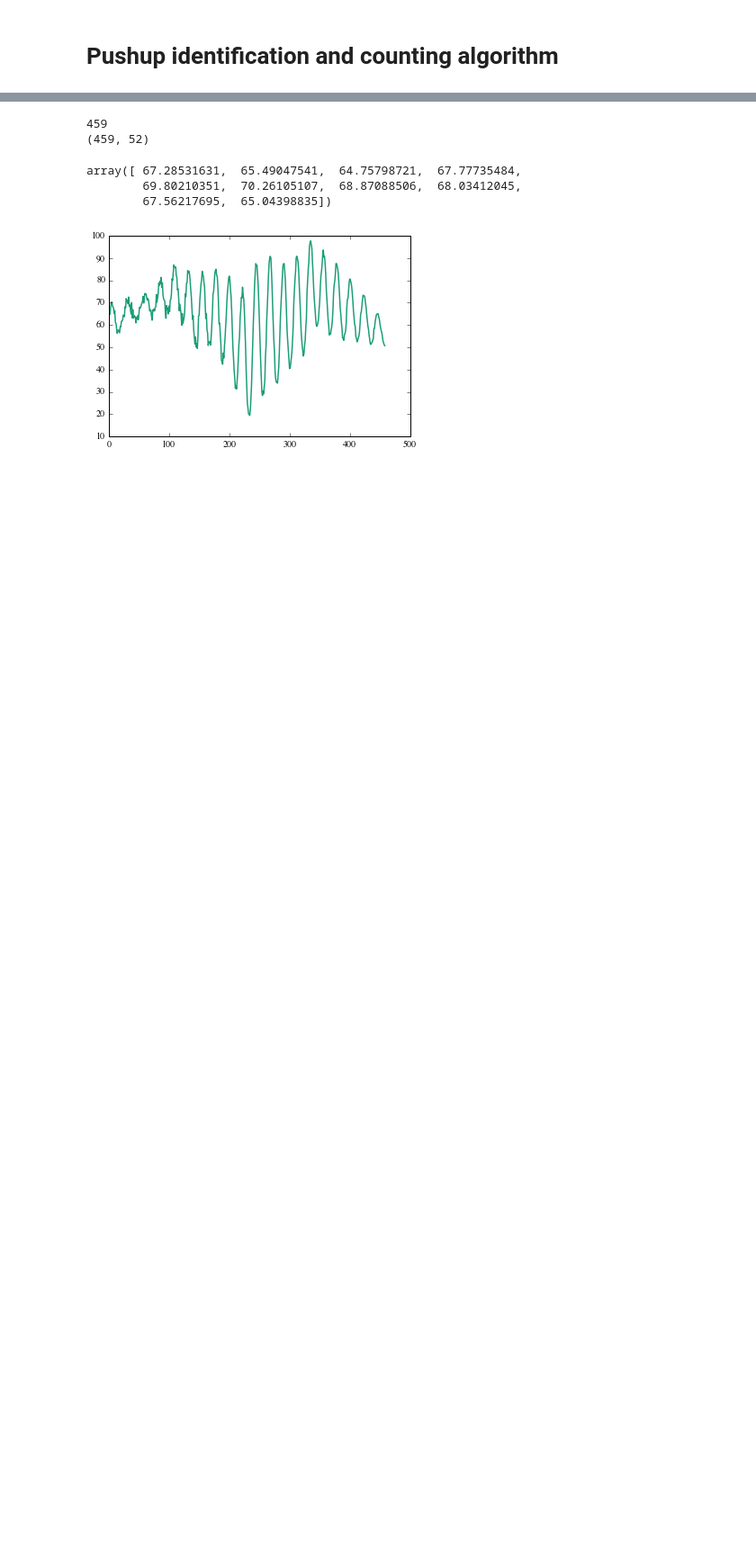
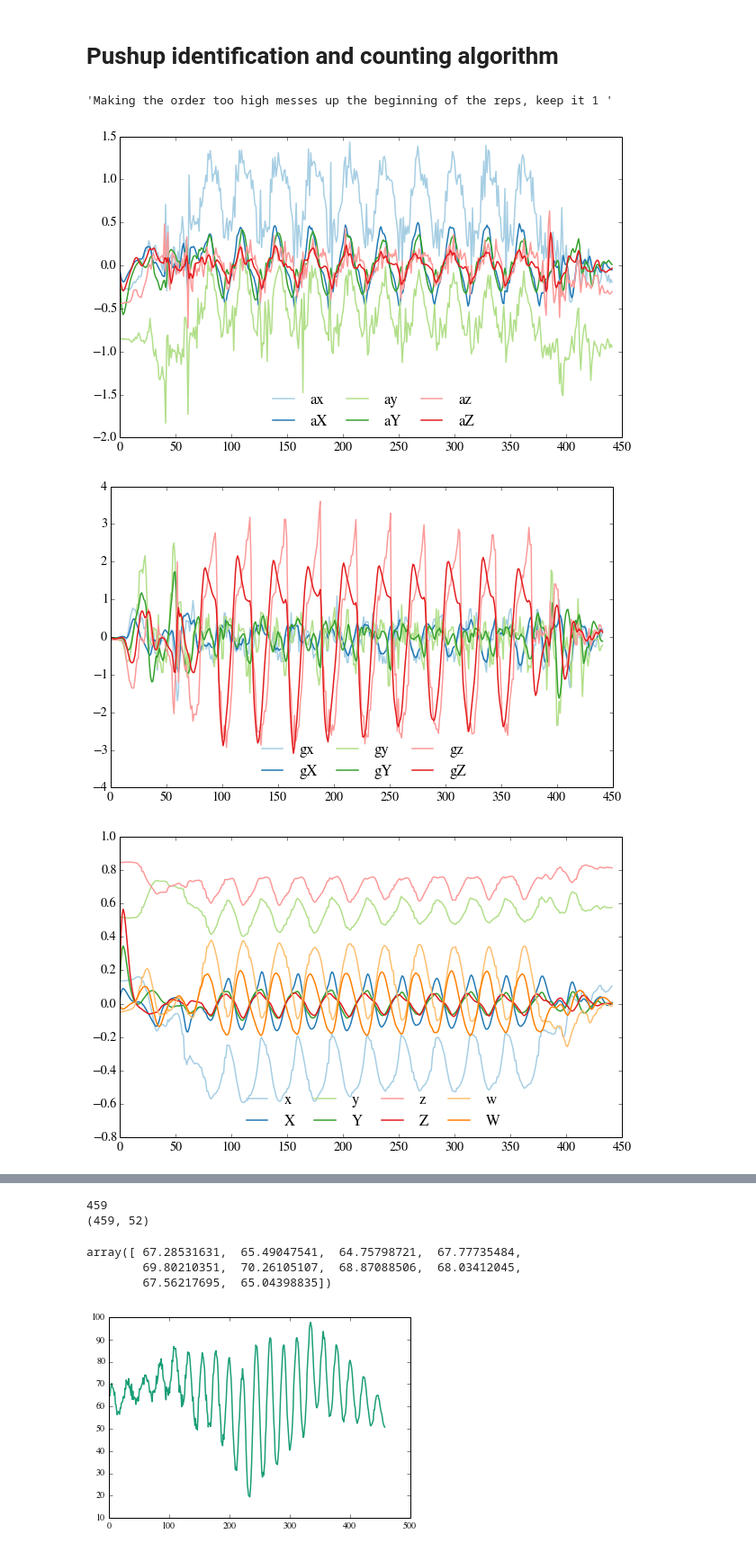
Before and after one commit to kellygwiseman/workout_buddy, a Jupyter notebook: notebooks/push_up.ipynb, the cells around one changed output, grey strips where cells are left out. Shown at 90% size. Saved outputs shown, nothing was run; the diff lists cells and outputs as text; code cells hidden in the pictures; blank space fills up the shorter version.

```diff
--- a/notebooks/push_up.ipynb
+++ b/notebooks/push_up.ipynb
@@ -48,2 +105,76 @@ gr.plot1_quaternion(df_num, 20.0, sample)
+# %%
+import brewer2mpl
+from matplotlib import rcParams
+pair_colors = brewer2mpl.get_map('Paired', 'Qualitative', 8).mpl_colors
+#rcParams['axes.color_cycle'] = pair_colors
+df_filt = df_num.copy()
+fs = 20.0
+lowcut = 0.5
+highcut =2.0
+ax = df_num.accelerometerAccelerationX
+aX = butter_bandpass_filter(ax, lowcut, highcut, fs, order=1)
+df_filt['accelerometerAccelerationX'] = aX
+ay = df_num.accelerometerAccelerationY
+aY = butter_bandpass_filter(ay, lowcut, highcut, fs, order=1)
+df_filt['accelerometerAccelerationY'] = aY
+az = df_num.accelerometerAccelerationZ
+aZ = butter_bandpass_filter(az, lowcut, highcut, fs, order=1)
+df_filt['accelerometerAccelerationZ'] = aZ
+gx = df_num.gyroRotationX
+gX = butter_bandpass_filter(gx, lowcut, highcut, fs, order=1)
+df_filt['gyroRotationX'] = gX
+gy = df_num.gyroRotationY
+gY = butter_bandpass_filter(gy, lowcut, highcut, fs, order=1)
+df_filt['gyroRotationY'] = gY
+gz = df_num.gyroRotationZ
+gZ = butter_bandpass_filter(gz, lowcut, highcut, fs, order=1)
+df_filt['gyroRotationZ'] = gZ
+x = df_num.motionQuaternionX
+X = butter_bandpass_filter(x, lowcut, highcut, fs, order=1)
+df_filt['motionQuaternionX'] = X
+y = df_num.motionQuaternionY
+Y = butter_bandpass_filter(y, lowcut, highcut, fs, order=1)
+df_filt['motionQuaternionY'] = Y
+z = df_num.motionQuaternionZ
+Z = butter_bandpass_filter(z, lowcut, highcut, fs, order=1)
+df_filt['motionQuaternionZ'] = Z
+w = df_num.motionQuaternionW
+W = butter_bandpass_filter(w, lowcut, highcut, fs, order=1)
+df_filt['motionQuaternionW'] = W
+fig = plt.figure(figsize=(10,6))
+plt.rc('axes',color_cycle = pair_colors)
+plt.plot(ax, label='ax')
+plt.plot(aX, label='aX')
+plt.plot(ay, label='ay')
+plt.plot(aY, label='aY')
+plt.plot(az, label='az')
+plt.plot(aZ, label='aZ')
+plt.legend(loc='lower center', ncol=3, bbox_to_anchor=(0.5, 0.0), frameon=False, columnspacing=1, borderpad=0.05)
+fig = plt.figure(figsize=(10,6))
+plt.plot(gx, label='gx')
+plt.plot(gX, label='gX')
+plt.plot(gy, label='gy')
+plt.plot(gY, label='gY')
+plt.plot(gz, label='gz')
+plt.plot(gZ, label='gZ')
+plt.legend(loc='lower center', ncol=3, bbox_to_anchor=(0.5, 0.0), frameon=False, columnspacing=1, borderpad=0.05)
+
+fig = plt.figure(figsize=(10,6))
+plt.plot(x, label='x')
+plt.plot(X, label='X')
+plt.plot(y, label='y')
+plt.plot(Y, label='Y')
+plt.plot(z, label='z')
+plt.plot(Z, label='Z')
+plt.plot(w, label='w')
+plt.plot(W, label='W')
+plt.ylim(-0.8, 1.0)
+plt.legend(loc='lower center', ncol=4, bbox_to_anchor=(0.5, 0.0), frameon=False, columnspacing=1, borderpad=0.05)
+'''Making the order too high messes up the beginning of the reps, keep it 1 '''
+# %% [output]
+'Making the order too high messes up the beginning of the reps, keep it 1 '
+[figure, added]
+[figure, added]
+[figure, added]
 # %%
 # look at correlation between features
```
Also changed, not shown: parts of 10 cells of this notebook, 3 other files.
